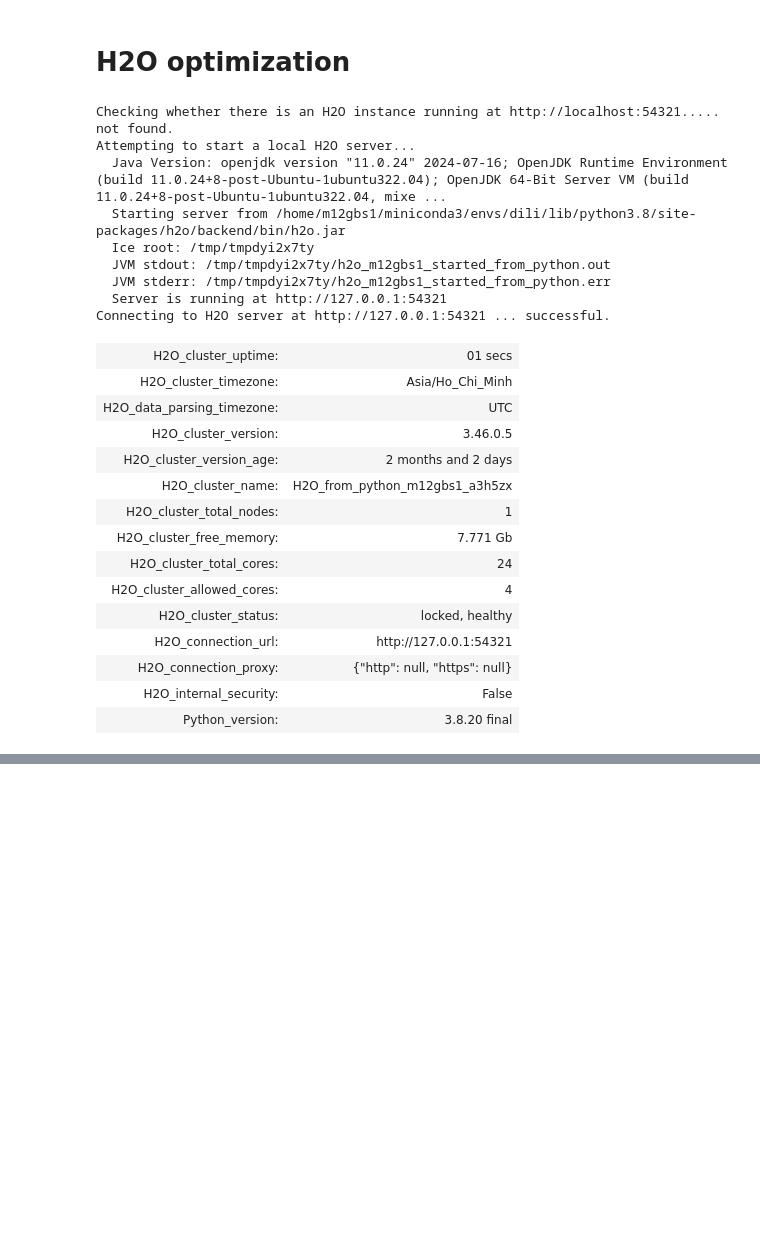
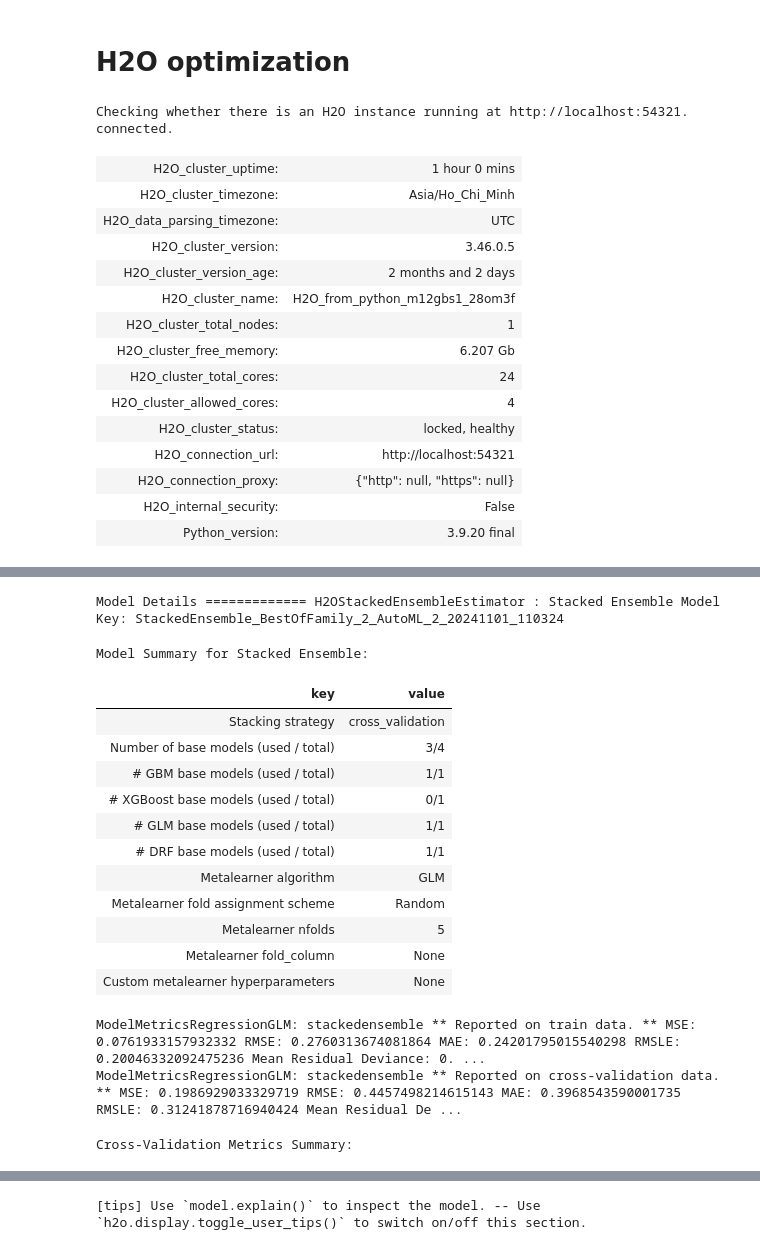
Before and after one commit to ongxuanhong/dili-drug-liver-interaction, a Jupyter notebook: 06.2_h2o.ipynb, the cells around one changed output, grey strips where cells are left out. Saved outputs shown, nothing was run; the diff lists cells and outputs as text; code cells hidden in the pictures; blank space fills up the shorter version.

```diff
--- a/06.2_h2o.ipynb
+++ b/06.2_h2o.ipynb
@@ -41,48 +41,40 @@ X_train, X_test, y_train, y_test = train_test_split(
 # %%
 # Set the number of cores (e.g., 4 cores)
 os.environ['OPENBLAS_NUM_THREADS'] = '4'  # Limits to 4 cores
 h2o.init(nthreads=4)  # Use 4 cores in H2O
 
 # Convert y_train and y_test to Pandas Series if they are not already
 y_train = pd.Series(y_train, name="label")
 y_test = pd.Series(y_test, name="label")
 
 # Convert data to H2O frame
 train = h2o.H2OFrame(pd.concat([X_train, y_train], axis=1))
 test = h2o.H2OFrame(pd.concat([X_test, y_test], axis=1))
 
 # Define the AutoML settings
 aml = H2OAutoML(
-    max_runtime_secs=3600, stopping_metric="AUC", seed=42  # Optimize for AUC
+    max_runtime_secs=3600, seed=42
 )
 
 # Train the model
 aml.train(y="label", training_frame=train)
 # %% [output]
-Checking whether there is an H2O instance running at http://localhost:54321..... not found.
-Attempting to start a local H2O server...
-  Java Version: openjdk version "11.0.24" 2024-07-16; OpenJDK Runtime Environment (build 11.0.24+8-post-Ubuntu-1ubuntu322.04); OpenJDK 64-Bit Server VM (build 11.0.24+8-post-Ubuntu-1ubuntu322.04, mixe ...
-  Starting server from /home/m12gbs1/miniconda3/envs/dili/lib/python3.8/site-packages/h2o/backend/bin/h2o.jar
-  Ice root: /tmp/tmpdyi2x7ty
-  JVM stdout: /tmp/tmpdyi2x7ty/h2o_m12gbs1_started_from_python.out
-  JVM stderr: /tmp/tmpdyi2x7ty/h2o_m12gbs1_started_from_python.err
-  Server is running at http://127.0.0.1:54321
-Connecting to H2O server at http://127.0.0.1:54321 ... successful.
+Checking whether there is an H2O instance running at http://localhost:54321. connected.
-| H2O_cluster_uptime: | 01 secs |
+| H2O_cluster_uptime: | 1 hour 0 mins |
 | H2O_cluster_timezone: | Asia/Ho_Chi_Minh |
 | H2O_data_parsing_timezone: | UTC |
 | H2O_cluster_version: | 3.46.0.5 |
 | H2O_cluster_version_age: | 2 months and 2 days |
-| H2O_cluster_name: | H2O_from_python_m12gbs1_a3h5zx |
+| H2O_cluster_name: | H2O_from_python_m12gbs1_28om3f |
 | H2O_cluster_total_nodes: | 1 |
-| H2O_cluster_free_memory: | 7.771 Gb |
+| H2O_cluster_free_memory: | 6.207 Gb |
 | H2O_cluster_total_cores: | 24 |
 | H2O_cluster_allowed_cores: | 4 |
 | H2O_cluster_status: | locked, healthy |
-| H2O_connection_url: | http://127.0.0.1:54321 |
+| H2O_connection_url: | http://localhost:54321 |
 | H2O_connection_proxy: | {"http": null, "https": null} |
 | H2O_internal_security: | False |
-| Python_version: | 3.8.20 final |
+| Python_version: | 3.9.20 final |
 Parse progress: |████████████████████████████████████████████████████████████████| (done) 100%
 Parse progress: |████████████████████████████████████████████████████████████████| (done) 100%
 AutoML progress: |
@@ -95,0 +95,17 @@ AutoML progress: |
+Model Details ============= H2OStackedEnsembleEstimator : Stacked Ensemble Model Key: StackedEnsemble_BestOfFamily_2_AutoML_2_20241101_110324
+Model Summary for Stacked Ensemble:
+| key | value |
+| Stacking strategy | cross_validation |
+| Number of base models (used / total) | 3/4 |
+| # GBM base models (used / total) | 1/1 |
+| # XGBoost base models (used / total) | 0/1 |
+| # GLM base models (used / total) | 1/1 |
+| # DRF base models (used / total) | 1/1 |
+| Metalearner algorithm | GLM |
+| Metalearner fold assignment scheme | Random |
+| Metalearner nfolds | 5 |
+| Metalearner fold_column | None |
+| Custom metalearner hyperparameters | None |
+ModelMetricsRegressionGLM: stackedensemble ** Reported on train data. ** MSE: 0.0761933157932332 RMSE: 0.2760313674081864 MAE: 0.24201795015540298 RMSLE: 0.20046332092475236 Mean Residual Deviance: 0. ...
+ModelMetricsRegressionGLM: stackedensemble ** Reported on cross-validation data. ** MSE: 0.1986929033329719 RMSE: 0.4457498214615143 MAE: 0.3968543590001735 RMSLE: 0.31241878716940424 Mean Residual De ...
+Cross-Validation Metrics Summary:
@@ -96,3 +123,4 @@ AutoML progress: |
+[tips] Use `model.explain()` to inspect the model. -- Use `h2o.display.toggle_user_tips()` to switch on/off this section.
 # %%
 # Get the best model and evaluate
 lb = aml.leaderboard
```
Also changed, not shown: parts of 4 cells of this notebook, 1 other file.
